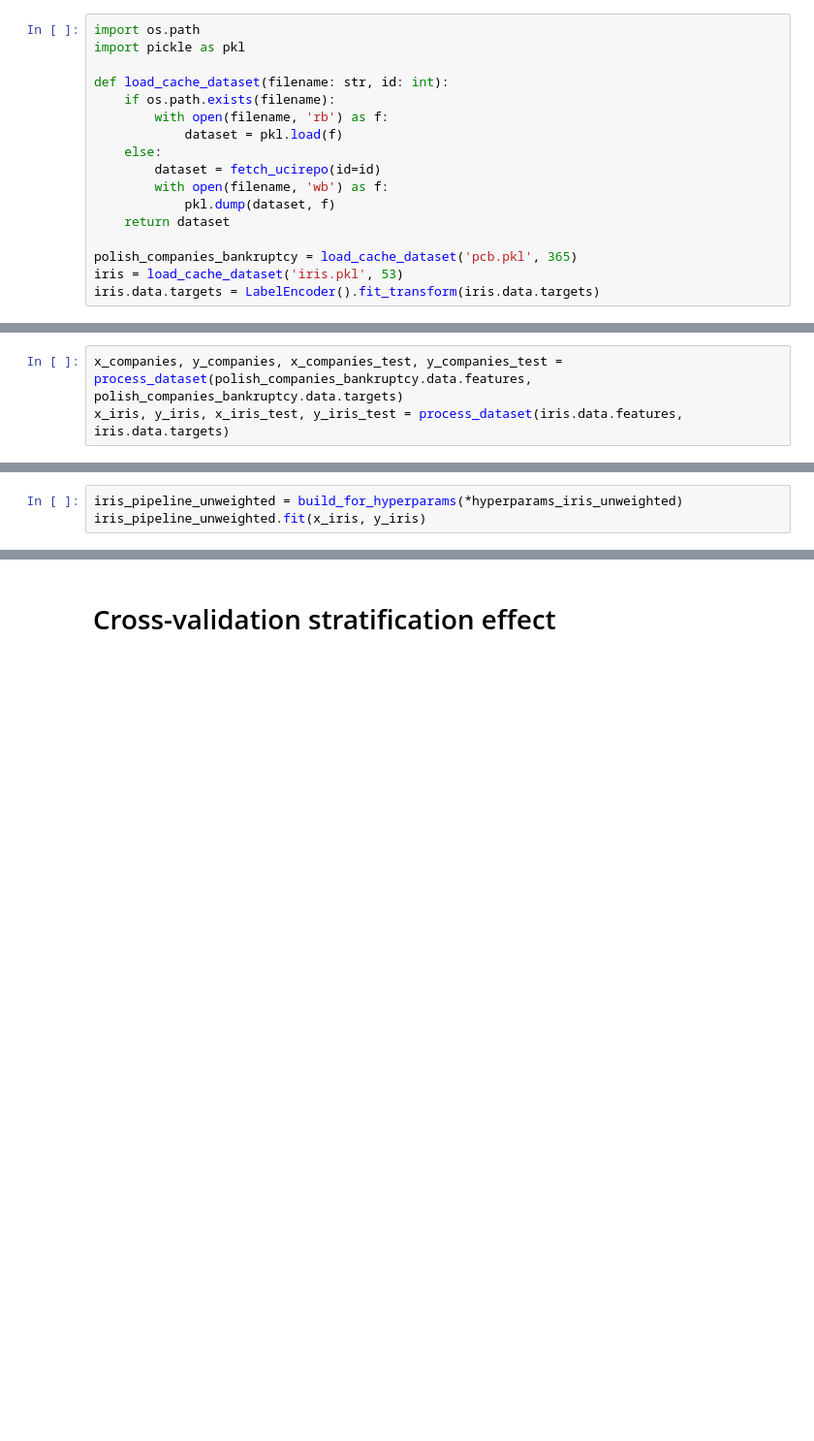
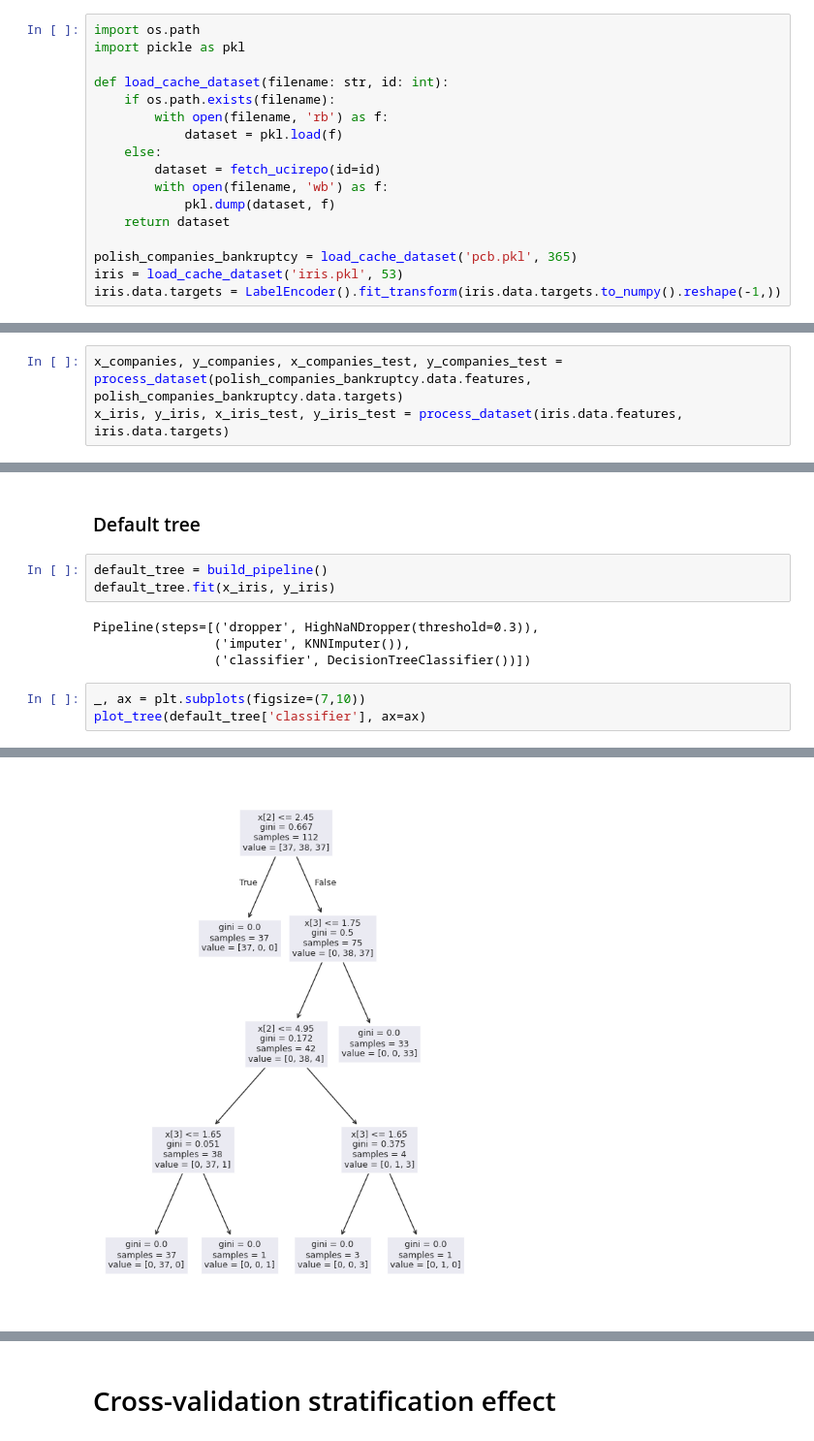
Before and after one commit to Dund33/um-3, a Jupyter notebook: trees.ipynb, the cells around one changed output, grey strips where cells are left out. Shown: that part at 97% size. Saved outputs shown, nothing was run; the diff lists cells and outputs as text; blank space fills up the shorter version.

Commit message:
Updated the tests and added plots

```diff
--- a/trees.ipynb
+++ b/trees.ipynb
@@ -86,4 +95,4 @@ def load_cache_dataset(filename: str, id: int):
 
 polish_companies_bankruptcy = load_cache_dataset('pcb.pkl', 365)
 iris = load_cache_dataset('iris.pkl', 53)
-iris.data.targets = LabelEncoder().fit_transform(iris.data.targets)
+iris.data.targets = LabelEncoder().fit_transform(iris.data.targets.to_numpy().reshape(-1,))
@@ -131,3 +129,0 @@ hyperparams_pcb_weighted
-# %%
-iris_pipeline_unweighted = build_for_hyperparams(*hyperparams_iris_unweighted)
-iris_pipeline_unweighted.fit(x_iris, y_iris)
@@ -138,0 +132,13 @@ F1 Score: 0.8947
+# %% [markdown]
+### Default tree
+# %%
+default_tree = build_pipeline()
+default_tree.fit(x_iris, y_iris)
+# %% [output]
+Pipeline(steps=[('dropper', HighNaNDropper(threshold=0.3)),
+                ('imputer', KNNImputer()),
+                ('classifier', DecisionTreeClassifier())])
+# %%
+_, ax = plt.subplots(figsize=(7,10))
+plot_tree(default_tree['classifier'], ax=ax)
+# %% [output]
@@ -138,0 +158 @@ F1 Score: 0.8947
+[figure, added]
```
Also changed, not shown: parts of 36 cells of this notebook.
